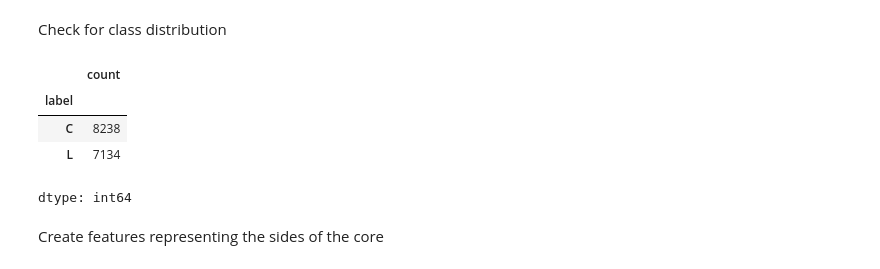
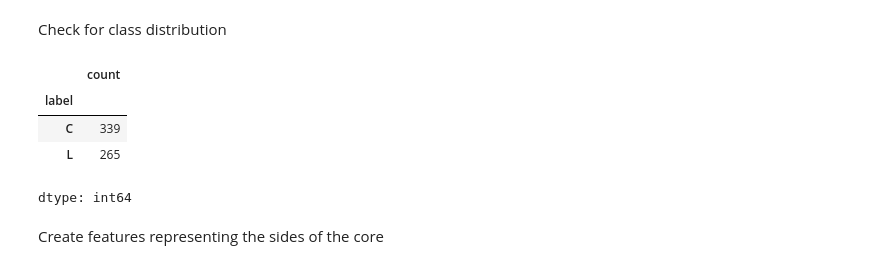
Before and after one commit to MuhammadWazir/AI_workout_assistant, a Jupyter notebook: models/bicep_curls/bicep_curls_model_selection.ipynb, the cells around one changed output. Drawn from its saved outputs; the diff is of its cells as text; code cells hidden in the pictures.

```diff
--- a/models/bicep_curls/bicep_curls_model_selection.ipynb
+++ b/models/bicep_curls/bicep_curls_model_selection.ipynb
@@ -76,13 +87,14 @@ dtype: int64
 # %% [markdown]
 Check for class distribution
-# %%
-df["label"].value_counts()
-# %% [output]
-|  | count |
-| label |  |
-| C | 8238 |
-| L | 7134 |
-dtype: int64
+# %%
+df_train["label"].value_counts()
+df_test["label"].value_counts()
+# %% [output]
+|  | count |
+| label |  |
+| C | 339 |
+| L | 265 |
+dtype: int64
 # %% [markdown]
 Create features representing the sides of the core
 # %%
```
Also changed, not shown: parts of 11 cells of this notebook, 2 other files.
